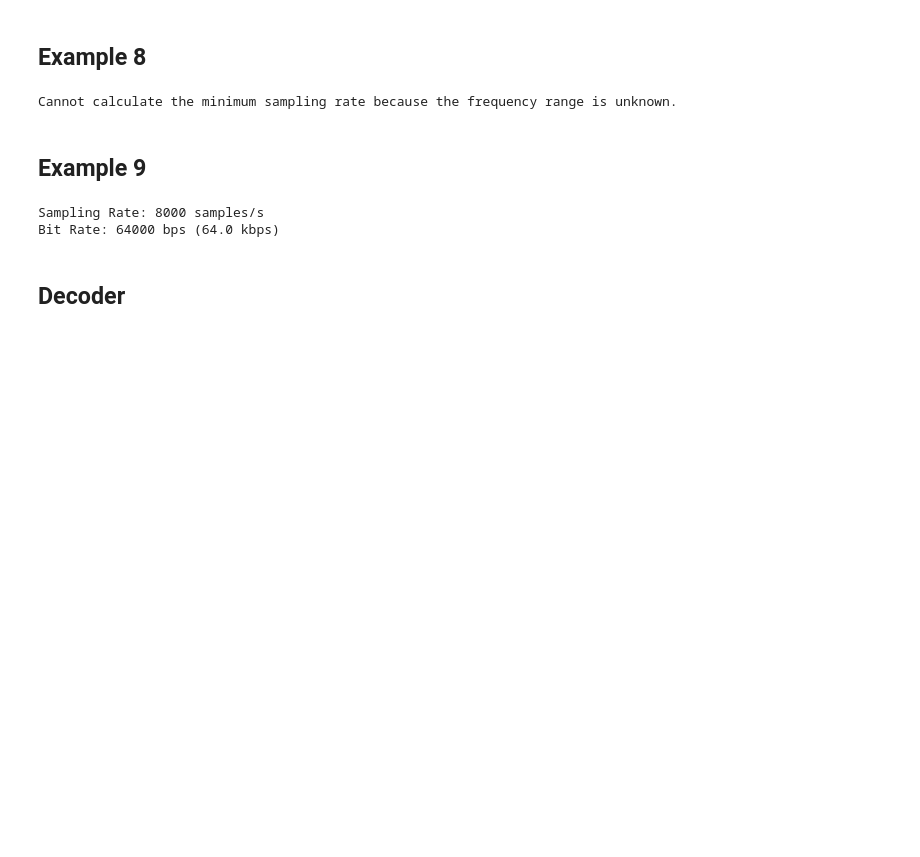
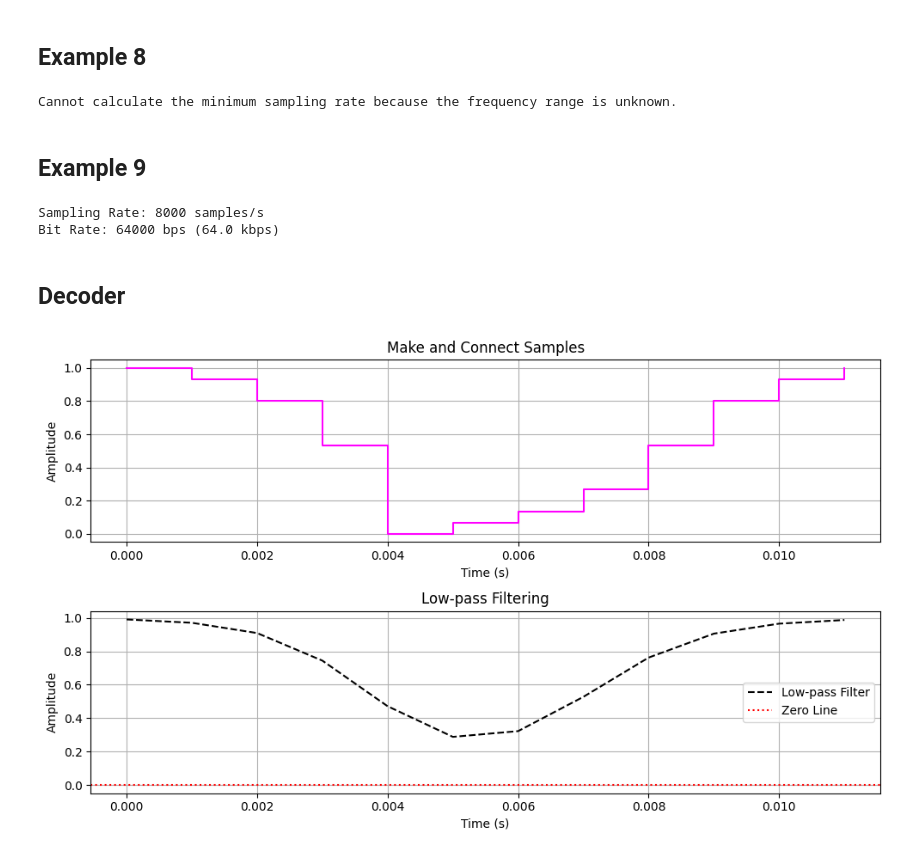
Before and after one commit to hansu0419/NSCOM03-Lab_2-Line_Coding, a Jupyter notebook: Section_8.ipynb, the cells around one changed output. Drawn from its saved outputs; the diff is of its cells as text; code cells hidden in the pictures; blank space fills up the shorter version.

```diff
--- a/Section_8.ipynb
+++ b/Section_8.ipynb
@@ -388,3 +389,79 @@ Sampling Rate: 8000 samples/s
 Bit Rate: 64000 bps (64.0 kbps)
 # %% [markdown]
 ## Decoder
+# %%
+import numpy as np
+import matplotlib.pyplot as plt
+from scipy.signal import butter, filtfilt
+
+# Function to decode PCM data (Binary to Sample Points)
+def pcm_decoder(binary_data, levels, sampling_rate):
+    # Convert binary data to integer levels
+    sample_values = np.array([int(b, 2) for b in binary_data])
+    # Convert levels to voltage (normalized)
+    samples = (sample_values - np.min(sample_values)) / (np.max(sample_values) - np.min(sample_values))
+    # Create time points for the discrete samples
+    time = np.linspace(0, len(samples) / sampling_rate, len(samples), endpoint=False)
+    return time, samples
+
+# Function to apply a low-pass filter to smooth the signal
+def low_pass_filter(signal, cutoff_freq, sampling_rate):
+    nyquist = 0.5 * sampling_rate
+    normal_cutoff = cutoff_freq / nyquist
+    b, a = butter(1, normal_cutoff, btype='low', analog=False)
+    filtered_signal = filtfilt(b, a, signal)
+    return filtered_signal
+
+# S-shaped function to create an S-curve effect
+def s_shaped_function(x):
+    return 1 / (1 + np.exp(-10 * (x - 0.5)))  # Adjust parameters for steepness and shift
+
+# Modified binary data for the desired waveform
+binary_data = [
+    '1111', '1110', '1100', '1000', '0000',
+    '0001', '0010', '0100', '1000', '1100',
+    '1110', '1111'
+]
+
+# Define parameters
+sampling_rate = 1000  # Samples per second
+levels = 16           # Number of possible amplitude levels
+cutoff_freq = 50      # Cutoff frequency for the low-pass filter
+
+# Decode binary data to samples
+time, samples = pcm_decoder(binary_data, levels, sampling_rate)
+
+# Apply low-pass filter to get the analog signal
+filtered_signal = low_pass_filter(samples, cutoff_freq, sampling_rate)
+
+# Create S-shaped signal
+s_shape_signal = s_shaped_function(filtered_signal)
+
+# Scale to the range of [-1, 1]
+s_shape_signal = s_shape_signal * 2 - 1
+
+# Plot the results
+plt.figure(figsize=(10, 6))
+
+# Plot the sampled signal (stair-step)
+plt.subplot(2, 1, 1)
+plt.step(time, samples, where='post', label="Sampled Signal", color='magenta')
+plt.xlabel('Time (s)')
+plt.ylabel('Amplitude')
+plt.title('Make and Connect Samples')
+plt.grid(True)
+
+# Plot the S-shaped analog signal
+plt.subplot(2, 1, 2)
+plt.plot(time, s_shape_signal, label="Low-pass Filter", color='black', linestyle='--')
+plt.axhline(0, color='red', linestyle=':', label='Zero Line')
+plt.xlabel('Time (s)')
+plt.ylabel('Amplitude')
+plt.title('Low-pass Filtering')
+plt.grid(True)
+
+plt.tight_layout()
+plt.legend()
+plt.show()
+# %% [output]
+[figure, added]
```
Also changed, not shown: parts of 1 cell of this notebook, 1 other file.
